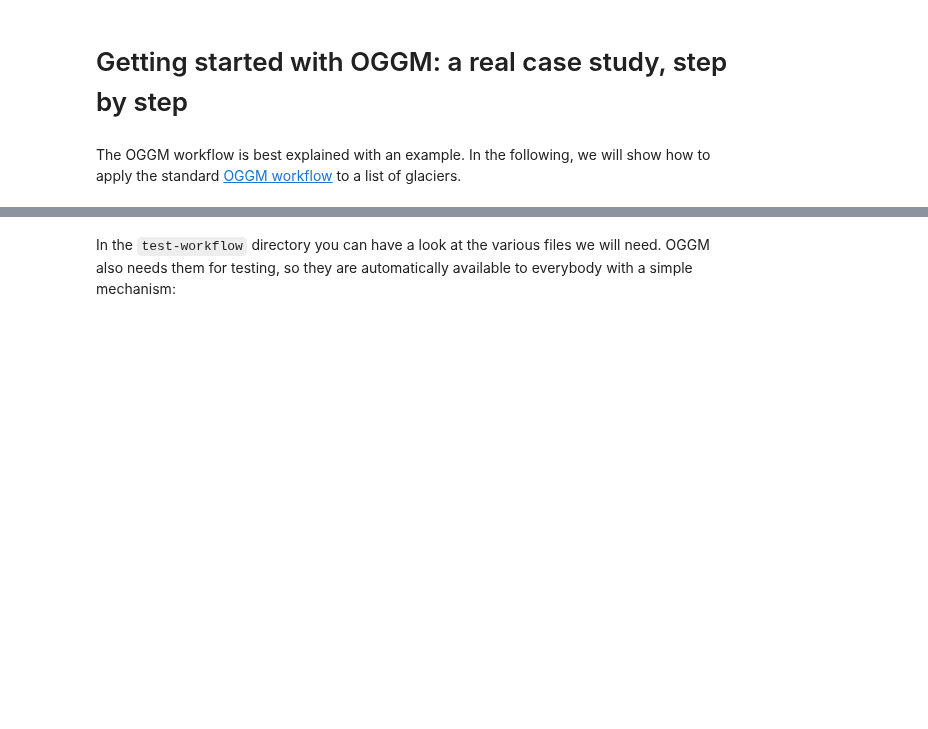
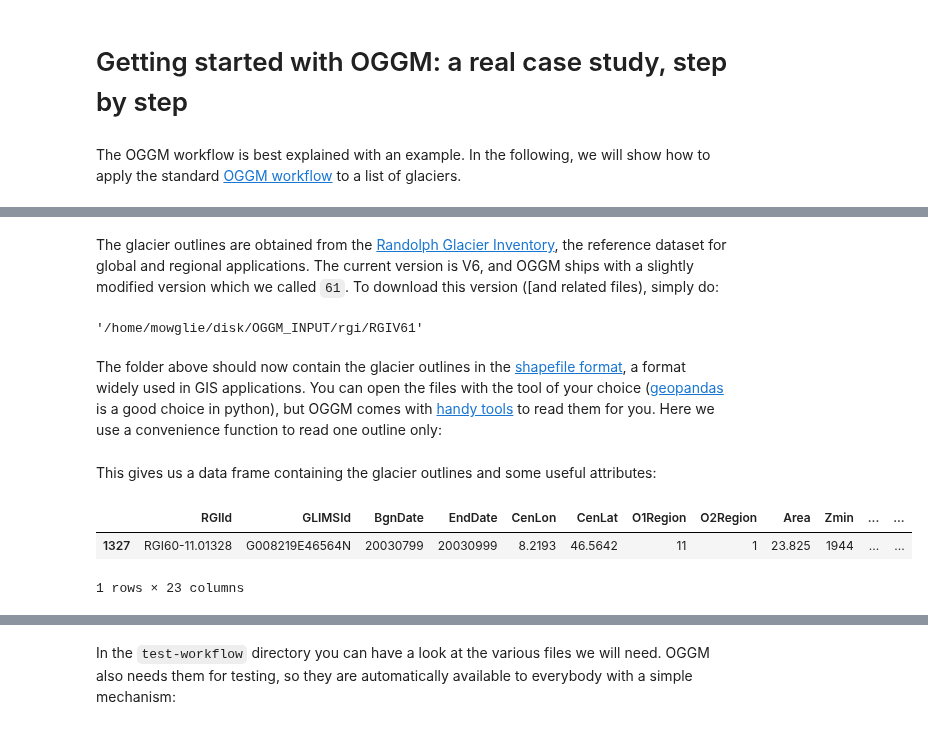
Before and after one commit to OGGM/oggm, a Jupyter notebook: docs/notebooks/getting_started.ipynb, the cells around one changed output, grey strips where cells are left out. Drawn from its saved outputs; the diff is of its cells as text; code cells hidden in the pictures; blank space fills up the shorter version.

```diff
--- a/docs/notebooks/getting_started.ipynb
+++ b/docs/notebooks/getting_started.ipynb
@@ -12,0 +32,9 @@ In the course of this tutorial, we will download some of the data needed for a r
+# %% [markdown]
+The glacier outlines are obtained from the [Randolph Glacier Inventory](https://www.glims.org/RGI/), the reference dataset for global and regional applications. The current version is V6, and OGGM ships with a slightly modified version which we called `61`. To download this version ([and related files), simply do:
+# %%
+from oggm import utils
+utils.get_rgi_dir()  # this might take a couple of minutes!
+# %% [output]
+'/home/mowglie/disk/OGGM_INPUT/rgi/RGIV61'
+# %% [markdown]
+The folder above should now contain the glacier outlines in the [shapefile format](https://en.wikipedia.org/wiki/Shapefile), a format widely used in GIS applications. You can open the files with the tool of your choice ([geopandas](http://geopandas.org/) is a good choice in python), but OGGM comes with [handy tools](https://docs.oggm.org/en/latest/api.html#input-output) to read them for you. Here we use a convenience function to read one outline only:
@@ -12,0 +43,8 @@ In the course of this tutorial, we will download some of the data needed for a r
+# %% [markdown]
+This gives us a data frame containing the glacier outlines and some useful attributes:
+# %%
+rgi_df
+# %% [output]
+|  | RGIId | GLIMSId | BgnDate | EndDate | CenLon | CenLat | O1Region | O2Region | Area | Zmin | ... | ... |
+| 1327 | RGI60-11.01328 | G008219E46564N | 20030799 | 20030999 | 8.2193 | 46.5642 | 11 | 1 | 23.825 | 1944 | ... | ... |
+1 rows × 23 columns
```
Also changed, not shown: parts of 16 cells of this notebook, 6 other files.
